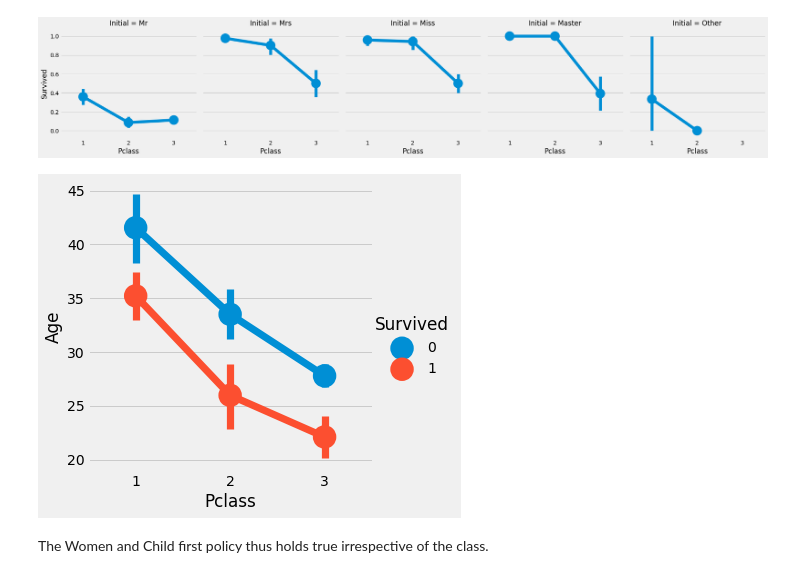
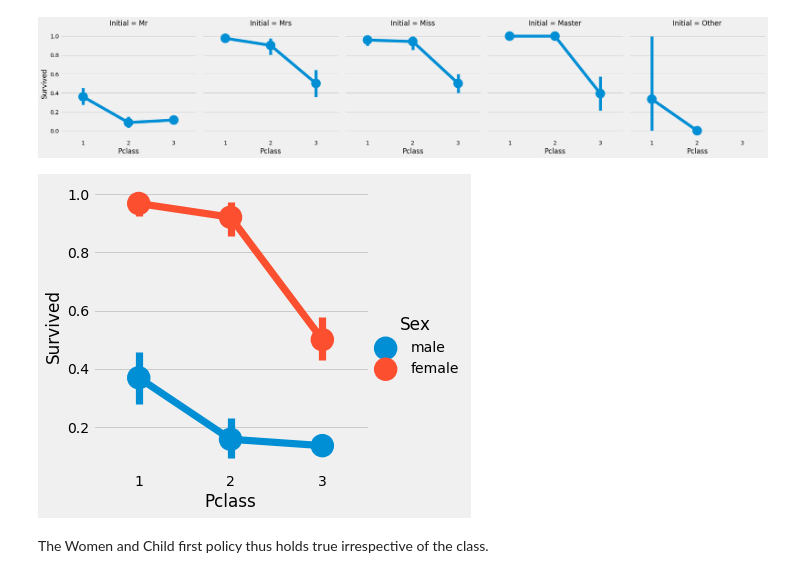
Before and after one commit to Steve-YJ/Explore-Kaggle, a Jupyter notebook: 01. Titanic/01. Kaggle-Titanic.ipynb, the cells around one changed output. Cells and saved outputs as stored; diff of their text form; code cells hidden in the pictures.

Commit message:
:bookmark: Review pd.crosstab(), sns.factorplot()

```diff
--- a/01. Titanic/01. Kaggle-Titanic.ipynb
+++ b/01. Titanic/01. Kaggle-Titanic.ipynb
@@ -586,10 +601,10 @@ plt.show()
 # %% [output]
 [figure]
 # %%
-sns.factorplot('Pclass', 'Age', hue='Survived', data=data)
+sns.factorplot('Pclass', 'Survived', hue='Sex', data=data)
 plt.show()
 # %% [output]
-[figure, old version]
+[figure, new version]
 # %% [markdown]
 The Women and Child first policy thus holds true irrespective of the class.
 # %% [markdown]
```
Also changed, not shown: parts of 3 cells of this notebook.
